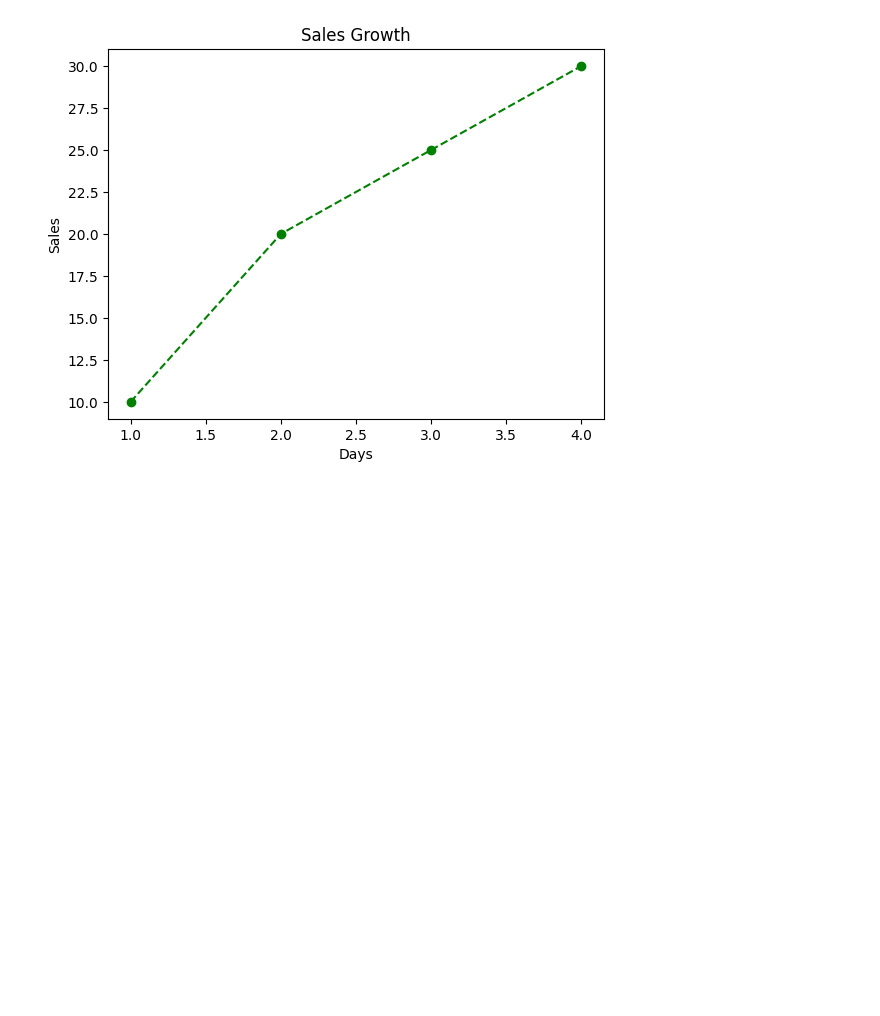
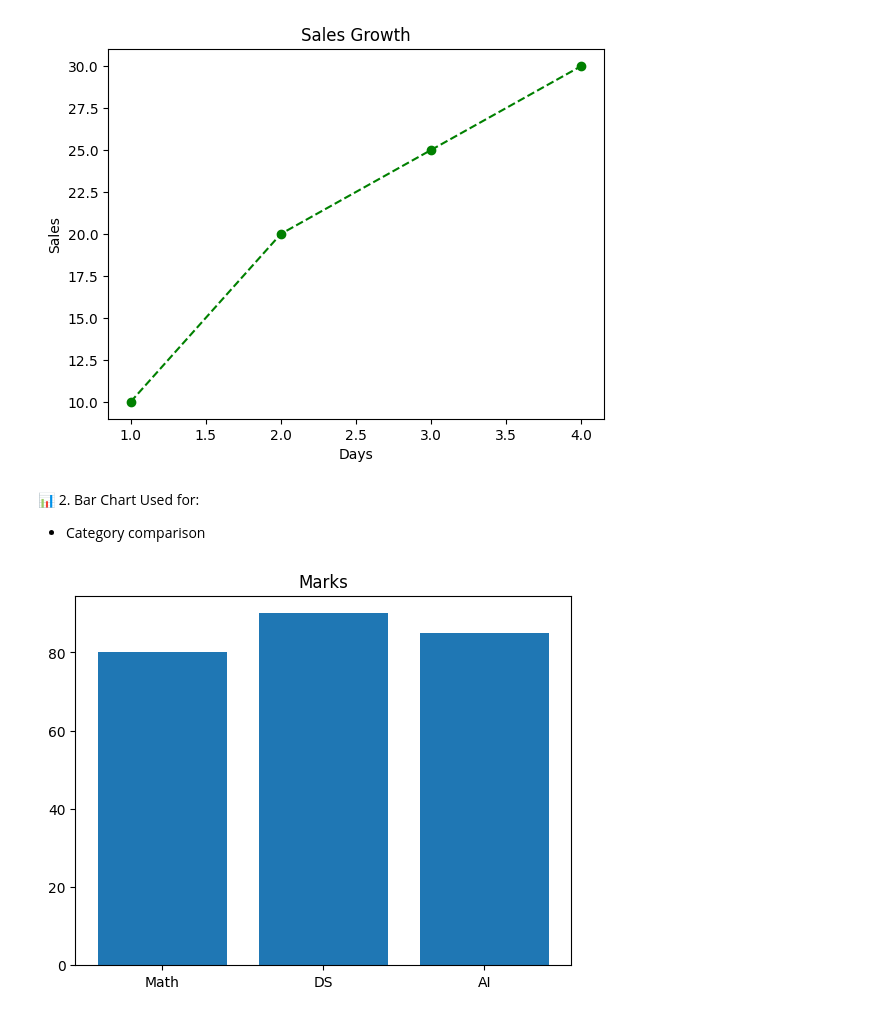
Before and after one commit to Varshashri1505/PythonBasics, a Jupyter notebook: Matplotlib_in_Py.ipynb, the cells around one changed output. Cells and saved outputs as stored; diff of their text form; code cells hidden in the pictures; blank space fills up the shorter version.

Commit message:
practiced plot

```diff
--- a/Matplotlib_in_Py.ipynb
+++ b/Matplotlib_in_Py.ipynb
@@ -222,3 +233,16 @@ plt.title("Sales Growth")
 plt.show()
 # %% [output]
 [figure]
+# %% [markdown]
+📊 2. Bar Chart
+Used for:
+
+* Category comparison
+# %%
+subjects = ['Math','DS','AI']
+marks = [80,90,85]
+plt.bar(subjects,marks)
+plt.title("Marks")
+plt.show()
+# %% [output]
+[figure, added]
```
Also changed, not shown: parts of 7 cells of this notebook.
